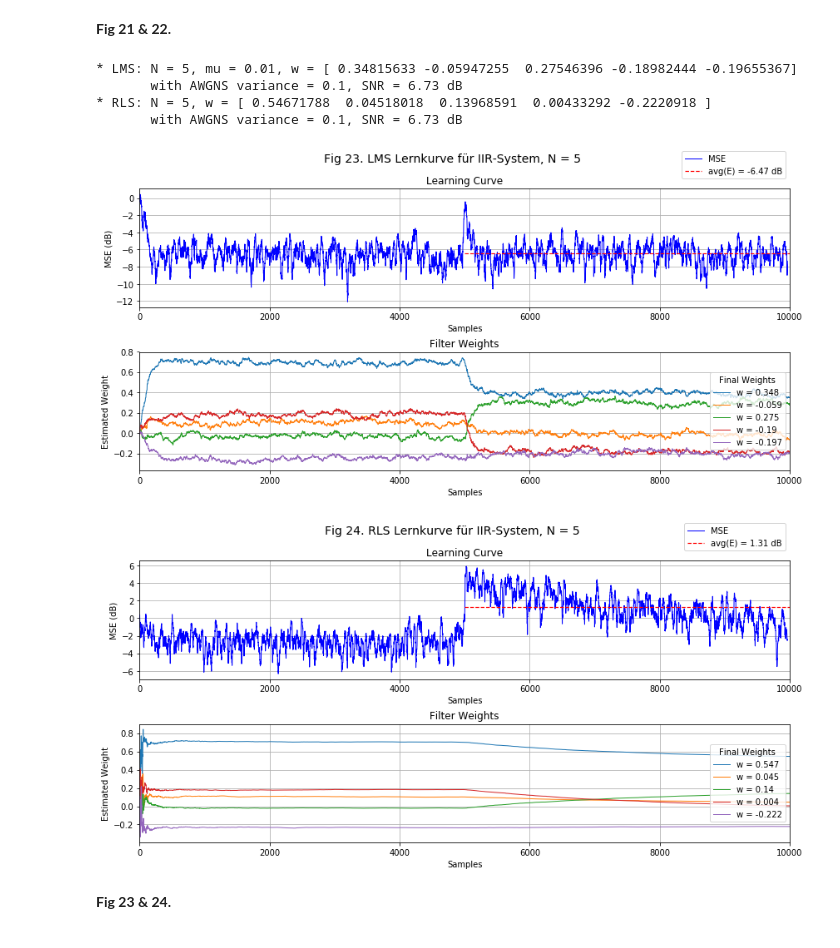
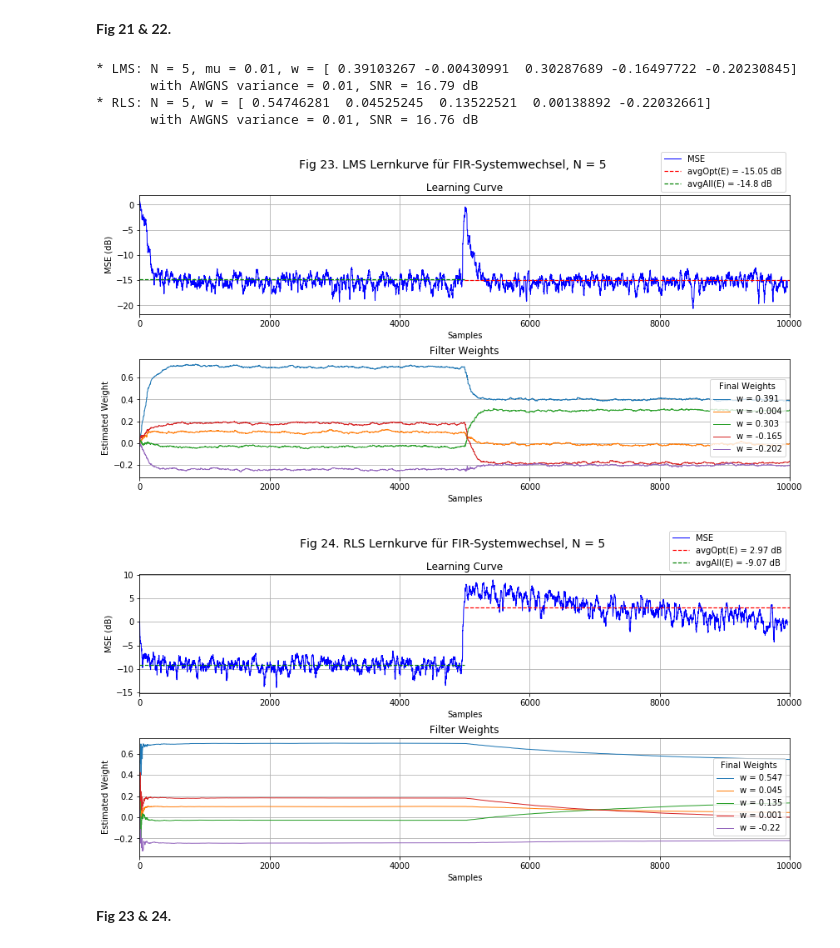
Before and after one commit to xhain/Systemidentifikation, a Jupyter notebook: python/Systemidentifikation.ipynb, the cells around one changed output. Cells and saved outputs as stored; diff of their text form; code cells hidden in the pictures.

```diff
--- a/python/Systemidentifikation.ipynb
+++ b/python/Systemidentifikation.ipynb
@@ -253,15 +260,15 @@ plotStyle = 'lin'
 
 # LMS, N = 1
 N, mu, var = 1, 0.001, 0.001
-HiirDn, SNRdB = ts.addNoise(HiirX, var)
+HiirDn, SNRdB = ts.addNoise(HiirD, var)
 E, W, w, Yd = algo.lmsAlg(N, mu, HiirX, HiirDn, np.zeros(N))
-ts.errorPlot(E, W, plotLen, 'Fig 11. LMS Lernkurve für IIR-System, N = '+str(N), style='log',avgFrom=1000)
+ts.errorPlot(E, W, plotLen, 'Fig 11. LMS Lernkurve für IIR-System, N = '+str(N), style='log',avgFrom=3000)
 print('       with AWGNS variance = '+str(var)+', SNR = '+str(SNRdB)+' dB')
 
 # RLS, N = 1
 N, var = 1, 0.001
-HiirDn, SNRdB = ts.addNoise(HiirX, var)
+HiirDn, SNRdB = ts.addNoise(HiirD, var)
 E, W, w, Yd = algo.rlsAlg(N, HiirX, HiirDn, np.zeros(N))
-ts.errorPlot(E, W, plotLen, 'Fig 12. RLS Lernkurve für IIR-System, N = '+str(N), style='log',avgFrom=1000)
+ts.errorPlot(E, W, plotLen, 'Fig 12. RLS Lernkurve für IIR-System, N = '+str(N), style='log',avgFrom=3000)
 print('       with AWGNS variance = '+str(var)+', SNR = '+str(SNRdB)+' dB')
 # %% [output]
@@ -287,7 +297,7 @@ print('       with AWGNS variance = '+str(var)+', SNR = '+str(SNRdB)+' dB')
 
 # RLS, N = 2
 N, var = 2, 0.001
-HiirDn, SNRdB = ts.addNoise(HiirX, var)
+HiirDn, SNRdB = ts.addNoise(HiirD, var)
 E, W, w, Yd = algo.rlsAlg(N, HiirX, HiirDn, np.zeros(N))
 ts.errorPlot(E, W, plotLen, 'Fig 14. RLS Lernkurve für IIR-System, N = '+str(N), style='log',avgFrom=2000)
 print('       with AWGNS variance = '+str(var)+', SNR = '+str(SNRdB)+' dB')
@@ -403,19 +422,18 @@ print('       with AWGNS variance = '+str(var)+', SNR = '+str(SNRdB)+' dB')
 # %%
 # Length of displayed plot
 plotLen = 10000
-plotStyle = 'lin'
 
 # LMS, N = 2
-N, mu, var = 2, 0.01, 0.1
+N, mu, var = 2, 0.01, 0.001
 HiirDcn, SNRdB = ts.addNoise(HiirDc, var)
 E, W, w, Yd = algo.lmsAlg(N, mu, HiirXc, HiirDcn, np.zeros(N))
-ts.errorPlot(E, W, plotLen, 'Fig 19. LMS Lernkurve für IIR-System, N = '+str(N), style='log',avgFrom=5000)
+ts.errorPlot(E, W, plotLen, 'Fig 19. LMS Lernkurve für IIR-Systemwechsel, N = '+str(N), style='log',avgFrom=5000, avgTo=5000)
 print('       with AWGNS variance = '+str(var)+', SNR = '+str(SNRdB)+' dB')
 
 # RLS, N = 2
-N, var = 2, 0.1
+N, var = 2, 0.001
 HiirDcn, SNRdB = ts.addNoise(HiirDc, var)
 E, W, w, Yd = algo.rlsAlg(N, HiirXc, HiirDcn, np.zeros(N))
-ts.errorPlot(E, W, plotLen, 'Fig 20. RLS Lernkurve für IIR-System, N = '+str(N), style='log',avgFrom=5000)
+ts.errorPlot(E, W, plotLen, 'Fig 20. RLS Lernkurve für IIR-Systemwechsel, N = '+str(N), style='log',avgFrom=5000, avgTo=5000)
 print('       with AWGNS variance = '+str(var)+', SNR = '+str(SNRdB)+' dB')
 # %% [output]
@@ -433,16 +451,16 @@ plotLen = 10000
 plotStyle = 'lin'
 
 # LMS, N = 1
-N, mu, var = 1, 0.01, 0.1
+N, mu, var = 1, 0.01, 0.01
 HiirDcn, SNRdB = ts.addNoise(HiirDc, var)
 E, W, w, Yd = algo.lmsAlg(N, mu, HiirXc, HiirDcn, np.zeros(N))
-ts.errorPlot(E, W, plotLen, 'Fig 21. LMS Lernkurve für IIR-System, N = '+str(N), style='log',avgFrom=5000)
+ts.errorPlot(E, W, plotLen, 'Fig 21. LMS Lernkurve für IIR-Systemwechsel, N = '+str(N), style='log',avgFrom=5000, avgTo=5000)
 print('       with AWGNS variance = '+str(var)+', SNR = '+str(SNRdB)+' dB')
 
 # RLS, N = 1
-N, var = 1, 0.1
+N, var = 1, 0.01
 HiirDcn, SNRdB = ts.addNoise(HiirDc, var)
 E, W, w, Yd = algo.rlsAlg(N, HiirXc, HiirDcn, np.zeros(N))
-ts.errorPlot(E, W, plotLen, 'Fig 22. RLS Lernkurve für IIR-System, N = '+str(N), style='log',avgFrom=5000)
+ts.errorPlot(E, W, plotLen, 'Fig 22. RLS Lernkurve für IIR-Systemwechsel, N = '+str(N), style='log',avgFrom=5000, avgTo=5000)
 print('       with AWGNS variance = '+str(var)+', SNR = '+str(SNRdB)+' dB')
 # %% [output]
@@ -457,29 +475,29 @@ print('       with AWGNS variance = '+str(var)+', SNR = '+str(SNRdB)+' dB')
 # %%
 # FIR LMS/RLS study: System change
 # N  = 1, 2, 5
 # mu = free
 # var = 0.001, 0.1, 1, 10
 
 # LMS, N = 5
-N, mu, var = 5, 0.01, 0.1
+N, mu, var = 5, 0.01, 0.01
 HfirDcn, SNRdB = ts.addNoise(HfirDc, var)
 E, W, w, Yd = algo.lmsAlg(N, mu, HfirXc, HfirDcn, np.zeros(N))
-ts.errorPlot(E, W, plotLen, 'Fig 23. LMS Lernkurve für IIR-System, N = '+str(N), style='log',avgFrom=5000)
+ts.errorPlot(E, W, plotLen, 'Fig 23. LMS Lernkurve für FIR-Systemwechsel, N = '+str(N), style='log',avgFrom=5000, avgTo=5000)
 print('       with AWGNS variance = '+str(var)+', SNR = '+str(SNRdB)+' dB')
 
 # RLS, N = 5
-N, var = 5, 0.1
+N, var = 5, 0.01
 HfirDcn, SNRdB = ts.addNoise(HfirDc, var)
 E, W, w, Yd = algo.rlsAlg(N, HfirXc, HfirDcn, np.zeros(N))
-ts.errorPlot(E, W, plotLen, 'Fig 24. RLS Lernkurve für IIR-System, N = '+str(N), style='log',avgFrom=5000)
+ts.errorPlot(E, W, plotLen, 'Fig 24. RLS Lernkurve für FIR-Systemwechsel, N = '+str(N), style='log',avgFrom=5000, avgTo=5000)
 print('       with AWGNS variance = '+str(var)+', SNR = '+str(SNRdB)+' dB')
 # %% [output]
-* LMS: N = 5, mu = 0.01, w = [ 0.34815633 -0.05947255  0.27546396 -0.18982444 -0.19655367]
-       with AWGNS variance = 0.1, SNR = 6.73 dB
-* RLS: N = 5, w = [ 0.54671788  0.04518018  0.13968591  0.00433292 -0.2220918 ]
-       with AWGNS variance = 0.1, SNR = 6.73 dB
+* LMS: N = 5, mu = 0.01, w = [ 0.39103267 -0.00430991  0.30287689 -0.16497722 -0.20230845]
+       with AWGNS variance = 0.01, SNR = 16.79 dB
+* RLS: N = 5, w = [ 0.54746281  0.04525245  0.13522521  0.00138892 -0.22032661]
+       with AWGNS variance = 0.01, SNR = 16.76 dB
-[figure, old version]
+[figure, new version]
-[figure, old version]
+[figure, new version]
 # %% [markdown]
 **Fig 23 & 24.**
 # %%
```
Also changed, not shown: parts of 33 cells of this notebook.
